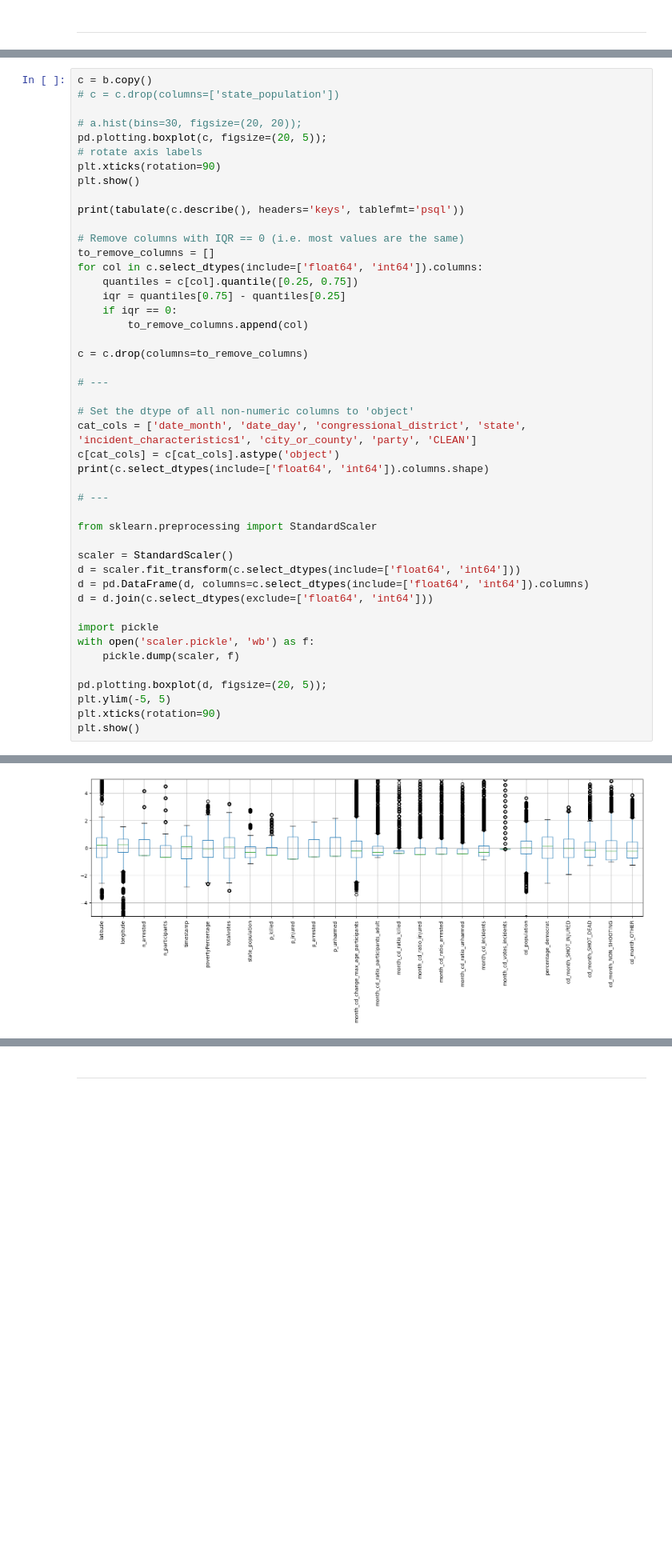
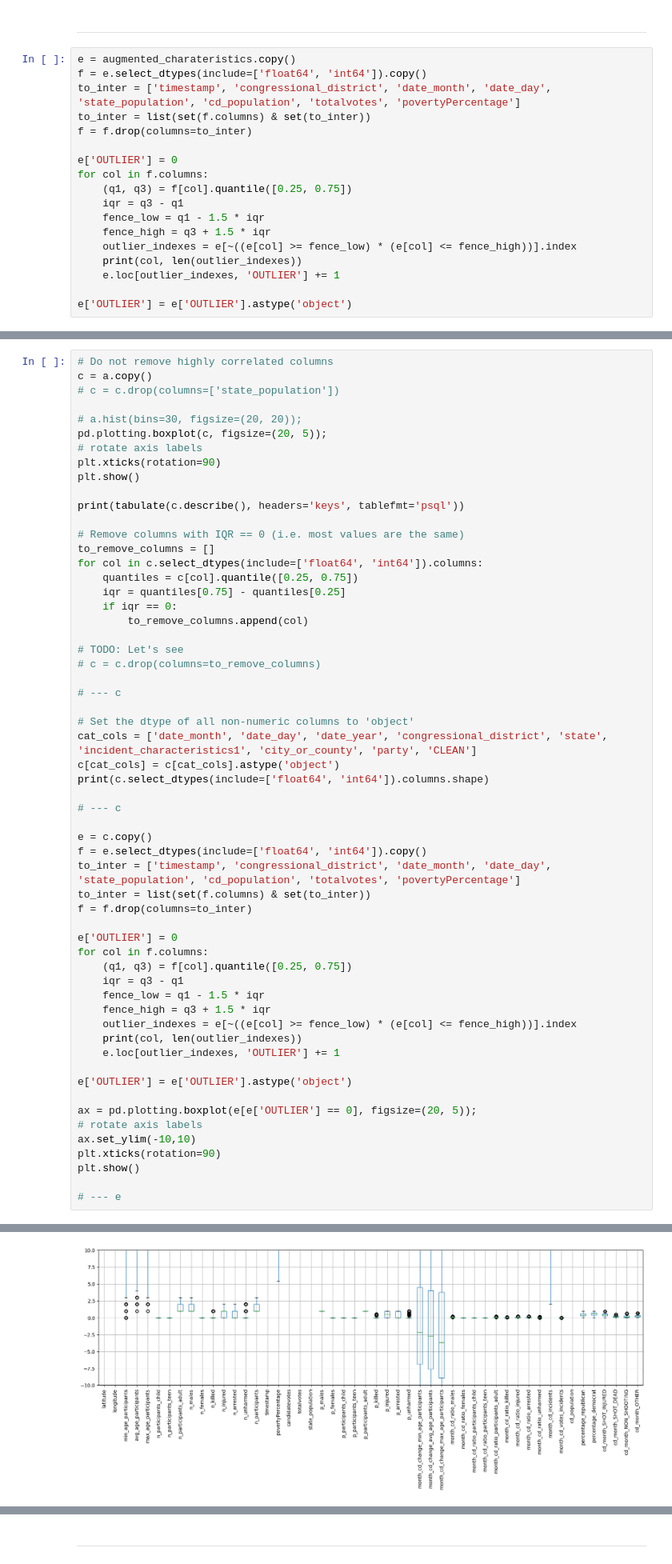
Before and after one commit to gentannipea/DataMining-2023, a Jupyter notebook: notebooks/Data_Cleaning.ipynb, the cells around one changed output, grey strips where cells are left out. Shown at 80% size. Cells and saved outputs as stored; diff of their text form; blank space fills up the shorter version.

```diff
--- a/notebooks/Data_Cleaning.ipynb
+++ b/notebooks/Data_Cleaning.ipynb
@@ -917,3 +917,21 @@ augmented_charateristics[nc] = perc_state_month
 augmented_charateristics = augmented_charateristics.reset_index()
 # %% [markdown]
 ---
+# %%
+e = augmented_charateristics.copy()
+f = e.select_dtypes(include=['float64', 'int64']).copy()
+to_inter = ['timestamp', 'congressional_district', 'date_month', 'date_day', 'state_population', 'cd_population', 'totalvotes', 'povertyPercentage']
+to_inter = list(set(f.columns) & set(to_inter))
+f = f.drop(columns=to_inter)
+
+e['OUTLIER'] = 0
+for col in f.columns:
+    (q1, q3) = f[col].quantile([0.25, 0.75])
+    iqr = q3 - q1
+    fence_low = q1 - 1.5 * iqr
+    fence_high = q3 + 1.5 * iqr
+    outlier_indexes = e[~((e[col] >= fence_low) * (e[col] <= fence_high))].index
+    print(col, len(outlier_indexes))
+    e.loc[outlier_indexes, 'OUTLIER'] += 1
+
+e['OUTLIER'] = e['OUTLIER'].astype('object')
@@ -986,5 +1025,6 @@ print(tabulate(b.describe(), headers='keys', tablefmt='psql'))
 # %%
-c = b.copy()
+# Do not remove highly correlated columns
+c = a.copy()
 # c = c.drop(columns=['state_population'])
 
 # a.hist(bins=30, figsize=(20, 20));
@@ -1003,30 +1043,41 @@ for col in c.select_dtypes(include=['float64', 'int64']).columns:
     if iqr == 0:
         to_remove_columns.append(col)
 
-c = c.drop(columns=to_remove_columns)
+# TODO: Let's see
+# c = c.drop(columns=to_remove_columns)
 
-# ---
+# --- c
 
 # Set the dtype of all non-numeric columns to 'object'
-cat_cols = ['date_month', 'date_day', 'congressional_district', 'state', 'incident_characteristics1', 'city_or_county', 'party', 'CLEAN']
+cat_cols = ['date_month', 'date_day', 'date_year', 'congressional_district', 'state', 'incident_characteristics1', 'city_or_county', 'party', 'CLEAN']
 c[cat_cols] = c[cat_cols].astype('object')
 print(c.select_dtypes(include=['float64', 'int64']).columns.shape)
 
-# ---
+# --- c
 
-from sklearn.preprocessing import StandardScaler
+e = c.copy()
+f = e.select_dtypes(include=['float64', 'int64']).copy()
+to_inter = ['timestamp', 'congressional_district', 'date_month', 'date_day', 'state_population', 'cd_population', 'totalvotes', 'povertyPercentage']
+to_inter = list(set(f.columns) & set(to_inter))
+f = f.drop(columns=to_inter)
 
-scaler = StandardScaler()
-d = scaler.fit_transform(c.select_dtypes(include=['float64', 'int64']))
-d = pd.DataFrame(d, columns=c.select_dtypes(include=['float64', 'int64']).columns)
-d = d.join(c.select_dtypes(exclude=['float64', 'int64']))
+e['OUTLIER'] = 0
+for col in f.columns:
+    (q1, q3) = f[col].quantile([0.25, 0.75])
+    iqr = q3 - q1
+    fence_low = q1 - 1.5 * iqr
+    fence_high = q3 + 1.5 * iqr
+    outlier_indexes = e[~((e[col] >= fence_low) * (e[col] <= fence_high))].index
+    print(col, len(outlier_indexes))
+    e.loc[outlier_indexes, 'OUTLIER'] += 1
 
-import pickle
-with open('scaler.pickle', 'wb') as f:
-    pickle.dump(scaler, f)
+e['OUTLIER'] = e['OUTLIER'].astype('object')
 
-pd.plotting.boxplot(d, figsize=(20, 5));
-plt.ylim(-5, 5)
+ax = pd.plotting.boxplot(e[e['OUTLIER'] == 0], figsize=(20, 5));
+# rotate axis labels
+ax.set_ylim(-10,10)
 plt.xticks(rotation=90)
 plt.show()
+
+# --- e
 # %% [output]
@@ -1047 +1102 @@ plt.show()
-[figure, old version]
+[figure, new version]
```
Also changed, not shown: parts of 8 cells of this notebook, 3 other files.
